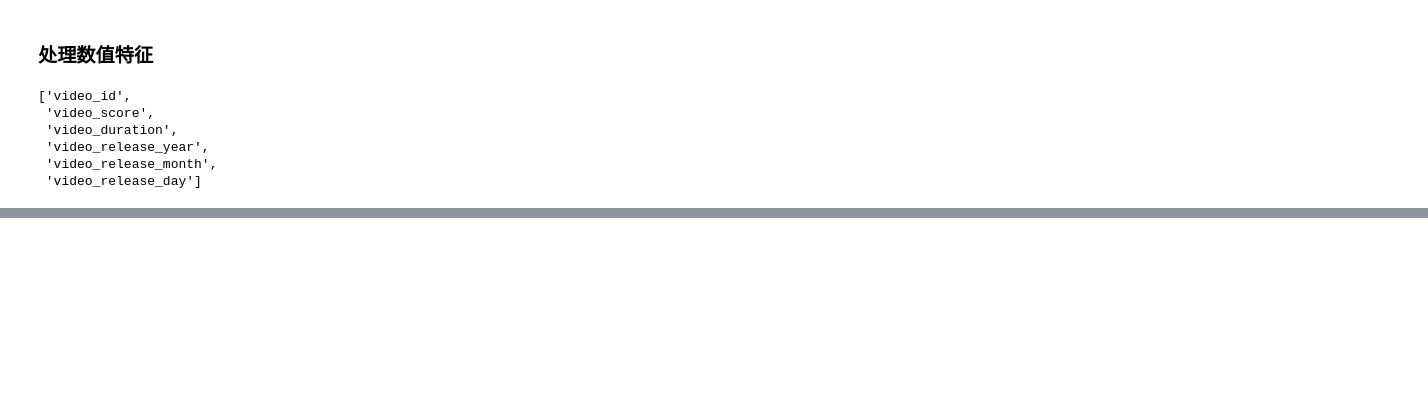
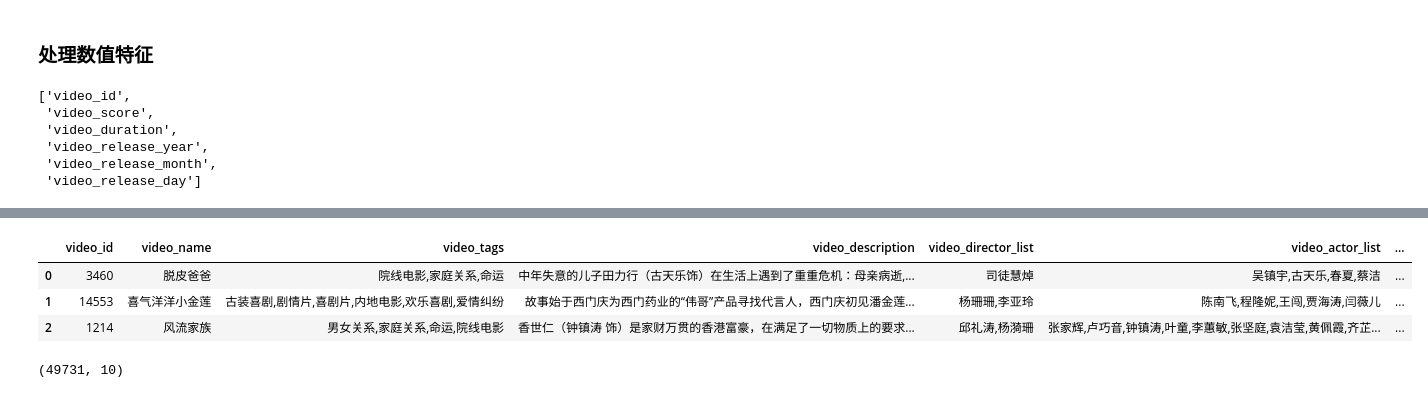
Before and after one commit to GZYZG/2021-digix-recommendation, a Jupyter notebook: explore-data.ipynb, the cells around one changed output, grey strips where cells are left out. Cells and saved outputs as stored; diff of their text form; code cells hidden in the pictures; blank space fills up the shorter version.

```diff
--- a/explore-data.ipynb
+++ b/explore-data.ipynb
@@ -578,6 +580,11 @@ num_feats
  'video_release_year',
  'video_release_month',
  'video_release_day']
+# %%
+# 把分数值归一化
+min_score = 0
+max_score = 10
+video_data['video_score'] = video_data['video_score'].apply(lambda x: (x - min_score) / (max_score - min_score))
 # %% [markdown]
 ### 处理文本特征
 `video_name`,`video_tags`,`video_description`,`video_director_list`,`video_actor_list`,`video_second_class`
@@ -701,6 +719,0 @@ def preprocess(data):
-# %%
-# 对视频描述分词
-video_data['video_description_split'] = video_data['video_description'].apply(lambda x: x.split("。"))
-desc = video_data.iloc[0]['video_description']
-
-video_data[['video_description', 'video_description_split']].head(3).to_dict(orient="list")
@@ -716,0 +720,5 @@ video_data[['video_description', 'video_description_split']].head(3).to_dict(ori
+# %%
+# 对视频描述分词
+cutted = preprocess(video_data['video_description'])
+# %%
+video_data['video_description_words'] = cutted
@@ -716,0 +733,7 @@ video_data[['video_description', 'video_description_split']].head(3).to_dict(ori
+# %%
+video_data.head(3)
+# %% [output]
+|  | video_id | video_name | video_tags | video_description | video_director_list | video_actor_list | ... |
+| 0 | 3460 | 脱皮爸爸 | 院线电影,家庭关系,命运 | 中年失意的儿子田力行（古天乐饰）在生活上遇到了重重危机：母亲病逝,... | 司徒慧焯 | 吴镇宇,古天乐,春夏,蔡洁 | ... |
+| 1 | 14553 | 喜气洋洋小金莲 | 古装喜剧,剧情片,喜剧片,内地电影,欢乐喜剧,爱情纠纷 | 故事始于西门庆为西门药业的“伟哥”产品寻找代言人，西门庆初见潘金莲... | 杨珊珊,李亚玲 | 陈南飞,程隆妮,王闯,贾海涛,闫薇儿 | ... |
+| 2 | 1214 | 风流家族 | 男女关系,家庭关系,命运,院线电影 | 香世仁（钟镇涛 饰）是家财万贯的香港富豪，在满足了一切物质上的要求... | 邱礼涛,杨漪珊 | 张家辉,卢巧音,钟镇涛,叶童,李蕙敏,张坚庭,袁洁莹,黄佩霞,齐芷... | ... |
@@ -716,0 +753,13 @@ video_data[['video_description', 'video_description_split']].head(3).to_dict(ori
+# %%
+if is_tfidf:
+    feat = desc_tfidf_vectorizer.fit_transform(desc_corpus)
+else:
+    feat = desc_tf_vectorizer.fit_transform(desc_corpus)
+lda = LDA(n_components=n_topics, max_iter=5,
+          learning_method='online',
+          learning_offset=50.,
+          random_state=0)
+desc_lda = lda.fit_transform(feat)
+desc_lda.shape
+# %% [output]
+(49731, 10)
```
Also changed, not shown: parts of 34 cells of this notebook, 1 other file.
